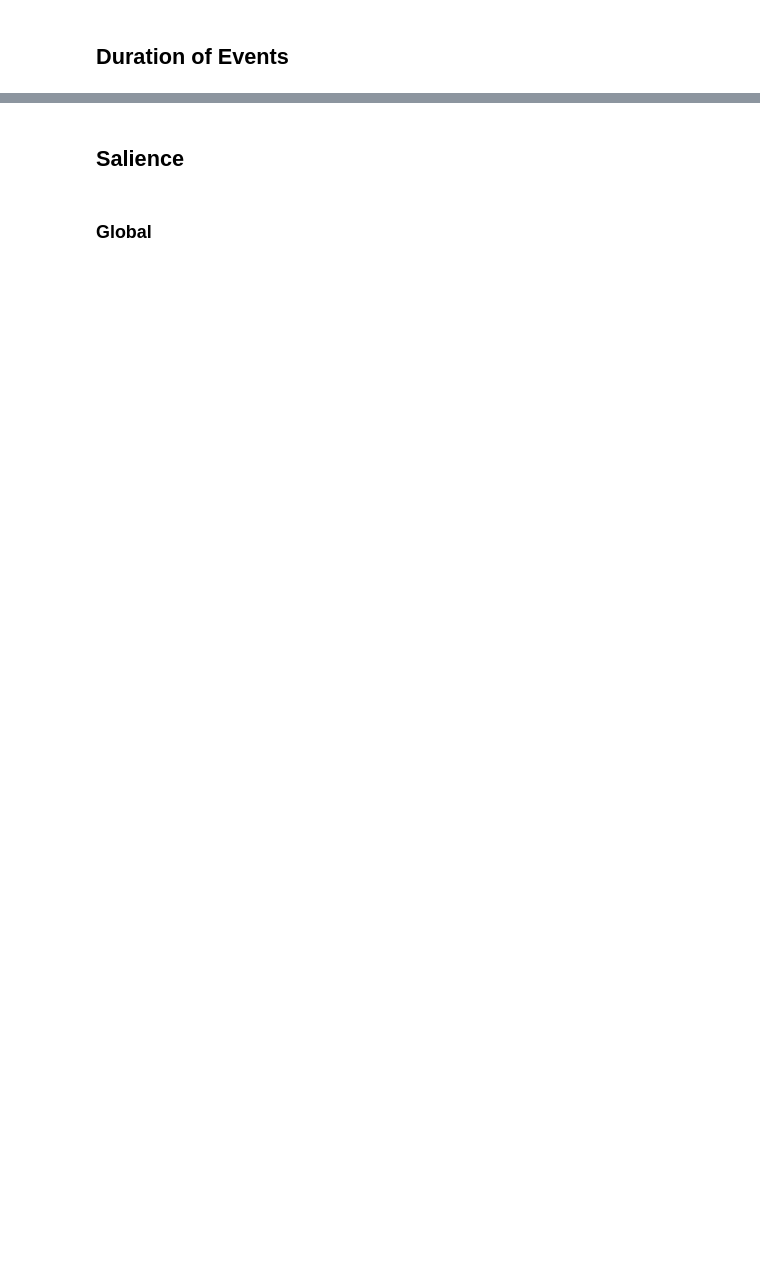
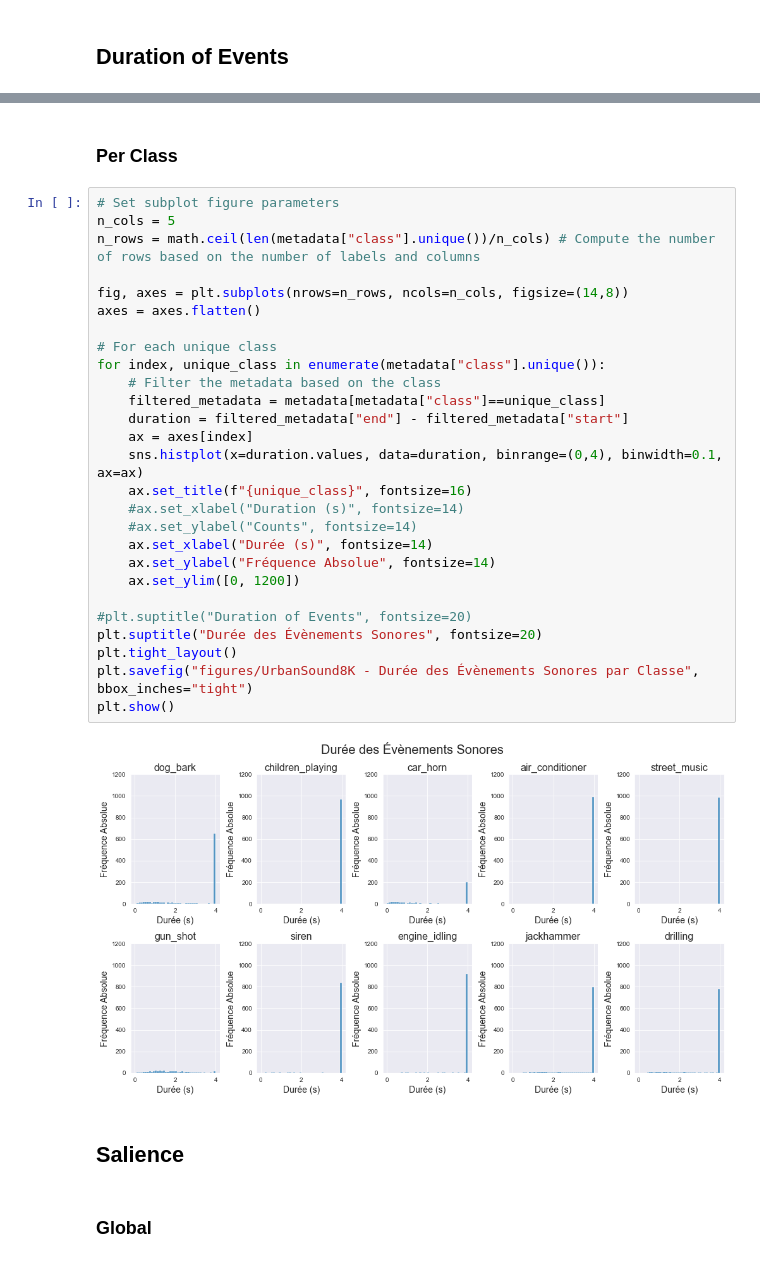
Before and after one commit to Antoine101/UrbanSound8K, a Jupyter notebook: Dataset Exploration.ipynb, the cells around one changed output, grey strips where cells are left out. Cells and saved outputs as stored; diff of their text form; blank space fills up the shorter version.

```diff
--- a/Dataset Exploration.ipynb
+++ b/Dataset Exploration.ipynb
@@ -55,3 +65,34 @@ plt.show()
+# %% [markdown]
+### Per Class
+# %%
+# Set subplot figure parameters
+n_cols = 5
+n_rows = math.ceil(len(metadata["class"].unique())/n_cols) # Compute the number of rows based on the number of labels and columns
+
+fig, axes = plt.subplots(nrows=n_rows, ncols=n_cols, figsize=(14,8))
+axes = axes.flatten()
+
+# For each unique class
+for index, unique_class in enumerate(metadata["class"].unique()):
+    # Filter the metadata based on the class
+    filtered_metadata = metadata[metadata["class"]==unique_class]
+    duration = filtered_metadata["end"] - filtered_metadata["start"]
+    ax = axes[index]
+    sns.histplot(x=duration.values, data=duration, binrange=(0,4), binwidth=0.1, ax=ax)
+    ax.set_title(f"{unique_class}", fontsize=16)
+    #ax.set_xlabel("Duration (s)", fontsize=14)
+    #ax.set_ylabel("Counts", fontsize=14)
+    ax.set_xlabel("Durée (s)", fontsize=14)
+    ax.set_ylabel("Fréquence Absolue", fontsize=14)
+    ax.set_ylim([0, 1200])
+
+#plt.suptitle("Duration of Events", fontsize=20)
+plt.suptitle("Durée des Évènements Sonores", fontsize=20)
+plt.tight_layout()
+plt.savefig("figures/UrbanSound8K - Durée des Évènements Sonores par Classe", bbox_inches="tight")
+plt.show()
+# %% [output]
+[figure, added]
 # %% [markdown]
 ## Salience
 # %% [markdown]
```
Also changed, not shown: parts of 6 cells of this notebook.
